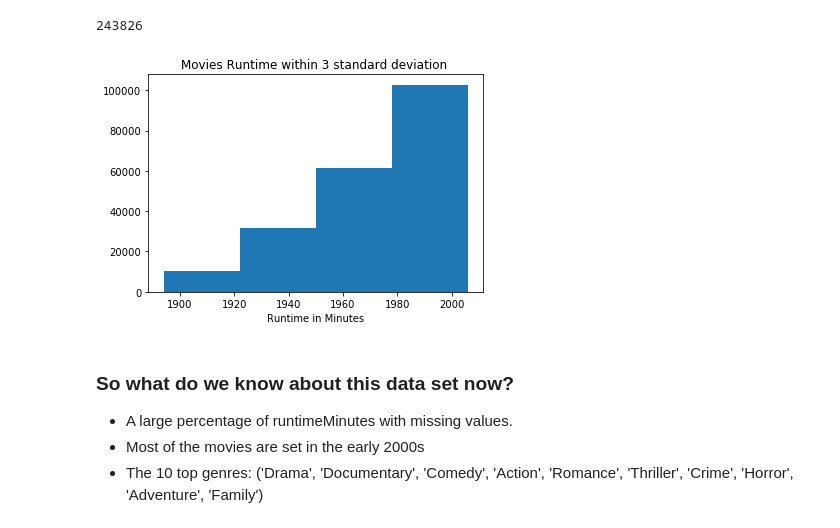
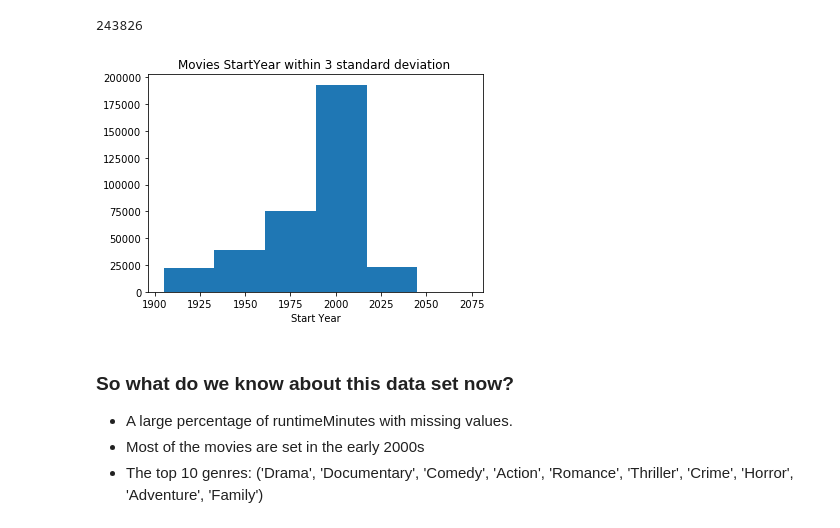
Before and after one commit to Amjaad/MoviesProject, a Jupyter notebook: DataPrep/movies_title.basics.ipynb, the cells around one changed output. Saved outputs shown, nothing was run; the diff lists cells and outputs as text; code cells hidden in the pictures.

```diff
--- a/DataPrep/movies_title.basics.ipynb
+++ b/DataPrep/movies_title.basics.ipynb
@@ -123,17 +124,19 @@ start_year[(start_year<=2000) |(start_year<=2010) ].count()
 # %% [output]
 243826
 # %%
-plt.hist(start_year,bins=range(min(start_year),round(2017),round(start_year.std())))
-plt.title('Movies Runtime within 3 standard deviation ')
-plt.xlabel('Runtime in Minutes')
+max_3sd=start_year.mean()+start_year.std()*3
+min_3sd=start_year.mean()-start_year.std()*3
+plt.hist(start_year,bins=range(round(min_3sd),round(max_3sd),round(start_year.std())))
+plt.title('Movies StartYear within 3 standard deviation ')
+plt.xlabel('Start Year')
 plt.show()
 # %% [output]
-[figure, old version]
+[figure, new version]
 # %% [markdown]
 ### So what do we know about this data set now?
 - A large percentage of runtimeMinutes with missing values.
 - Most of the movies are set in the early 2000s
-- The 10 top genres:
+- The top 10 genres:
 ('Drama',
  'Documentary',
  'Comedy',
```
Also changed, not shown: parts of 2 cells of this notebook.
